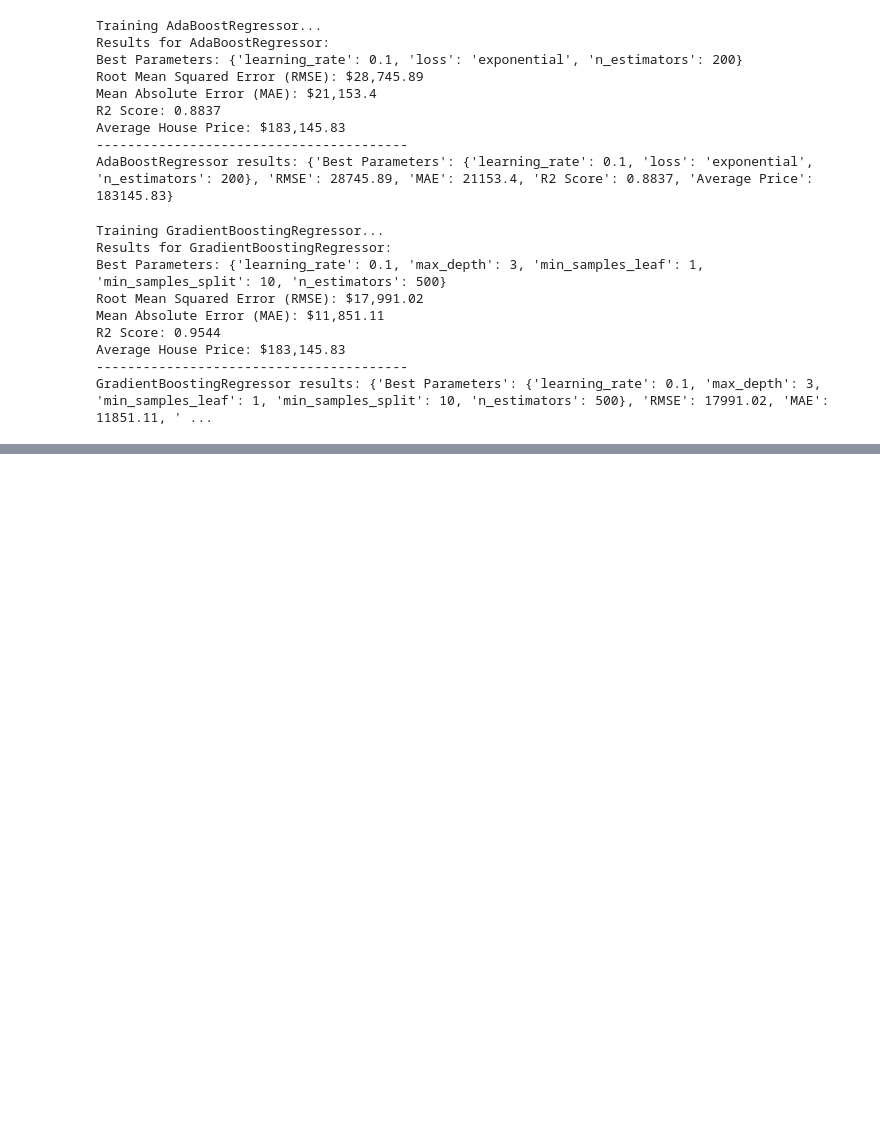
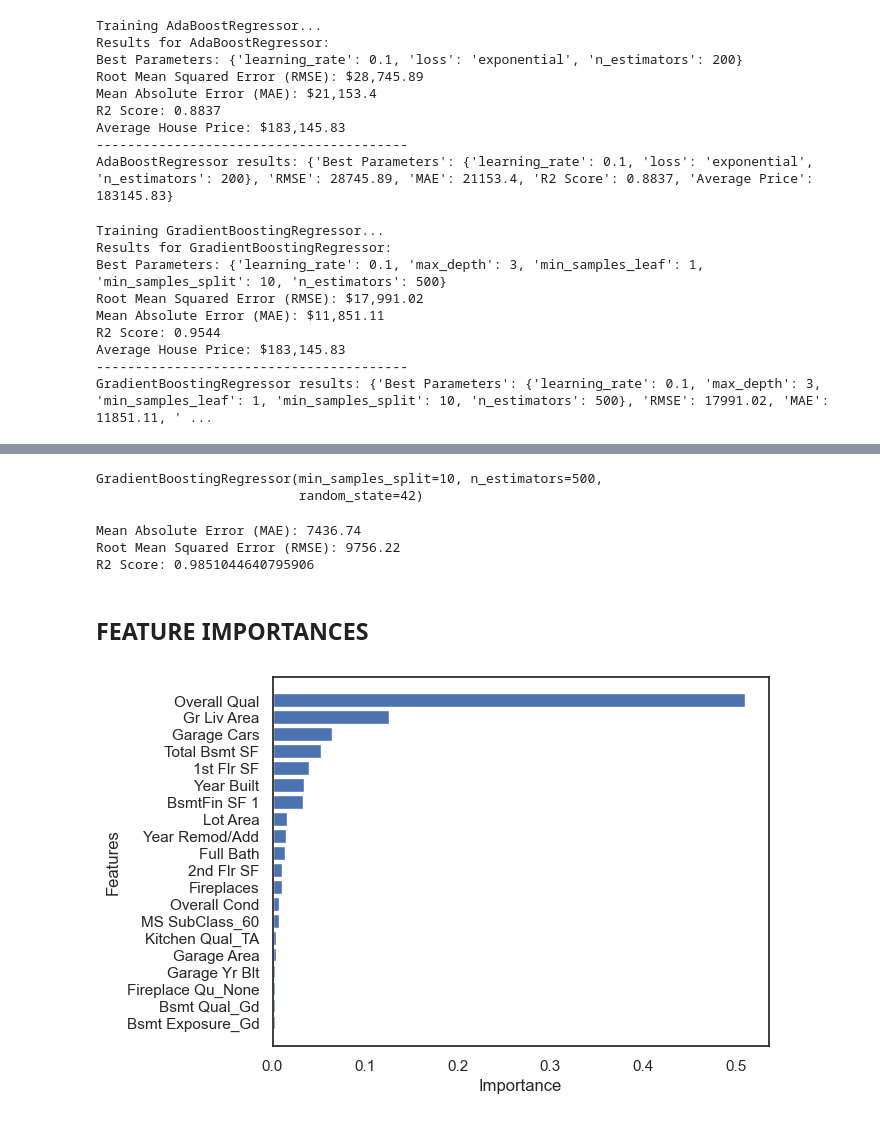
Before and after one commit to amanzoni1/ML_PredictHousesPrice, a Jupyter notebook: house_price_prediction.ipynb, the cells around one changed output, grey strips where cells are left out. Saved outputs shown, nothing was run; the diff lists cells and outputs as text; code cells hidden in the pictures; blank space fills up the shorter version.

Commit message:
model decision and feature importances

```diff
--- a/house_price_prediction.ipynb
+++ b/house_price_prediction.ipynb
@@ -580,5 +582,7 @@ Name: SalePrice, Length: 274, dtype: float64
 # %% [markdown]
 ## MODELING
+# %%
+df = pd.read_csv('Ames_NO_Missing_Data.csv')
 # %%
 from sklearn.linear_model import LinearRegression
 from sklearn.svm import SVR
@@ -754,0 +761,7 @@ GradientBoostingRegressor results: {'Best Parameters': {'learning_rate': 0.1, 'm
+# %%
+final_model = GradientBoostingRegressor(random_state=42, learning_rate=0.1, max_depth=3, min_samples_leaf=1, min_samples_split=10, n_estimators=500)
+
+final_model.fit(X, y)
+# %% [output]
+GradientBoostingRegressor(min_samples_split=10, n_estimators=500,
+                          random_state=42)
@@ -754,0 +775,28 @@ GradientBoostingRegressor results: {'Best Parameters': {'learning_rate': 0.1, 'm
+# %%
+print(f"Mean Absolute Error (MAE): {mae:.2f}")
+print(f"Root Mean Squared Error (RMSE): {rmse:.2f}")
+print(f"R2 Score: {r2}")
+# %% [output]
+Mean Absolute Error (MAE): 7436.74
+Root Mean Squared Error (RMSE): 9756.22
+R2 Score: 0.9851044640795906
+# %% [markdown]
+## FEATURE IMPORTANCES
+# %%
+feat_imp = final_model.feature_importances_
+# %%
+def plot_features(columns, importance, n=20):
+    df = (pd.DataFrame({'features': columns,
+                       'importance': importance})
+         .sort_values('importance', ascending=False)
+         .reset_index(drop=True))
+
+    fig, ax = plt.subplots()
+    ax.barh(df['features'][:20], df['importance'][:20])
+    ax.set_ylabel('Features')
+    ax.set_xlabel('Importance')
+    ax.invert_yaxis()
+# %%
+plot_features(X.columns, feat_imp)
+# %% [output]
+[figure, added]
```
Also changed, not shown: parts of 4 cells of this notebook, 1 other file.
